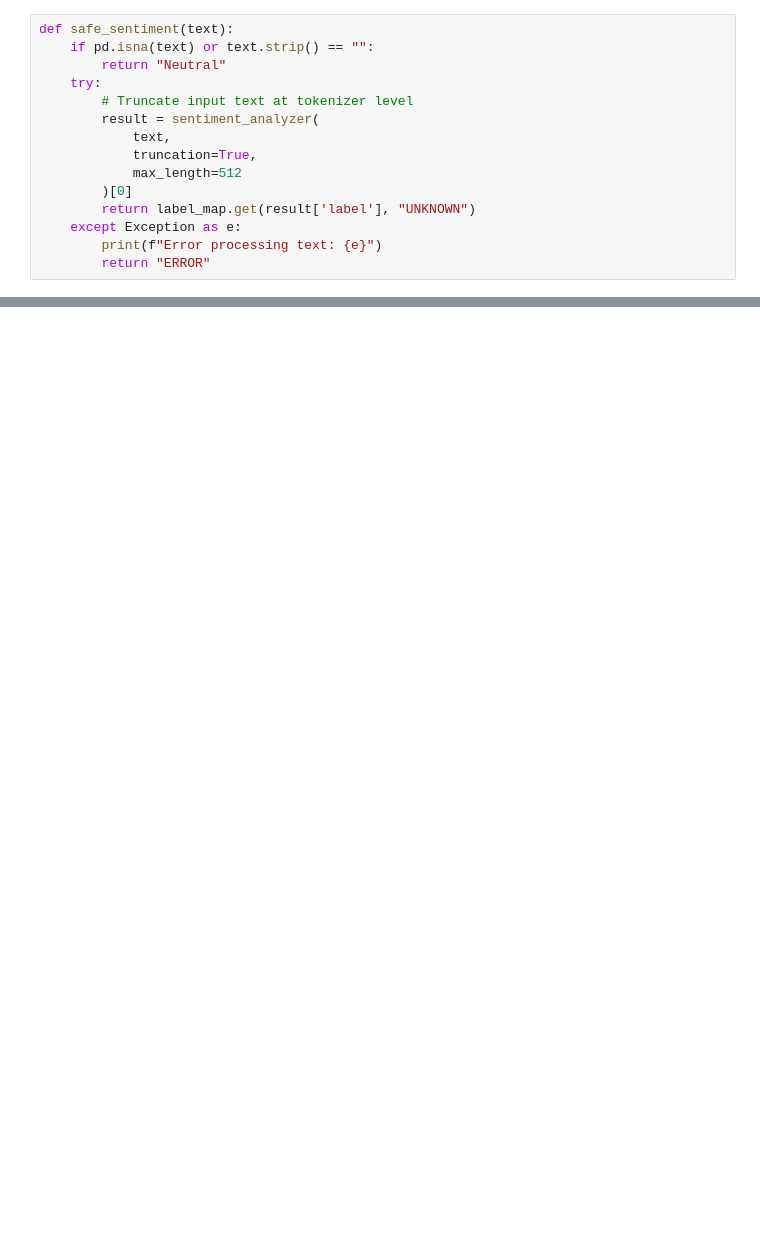
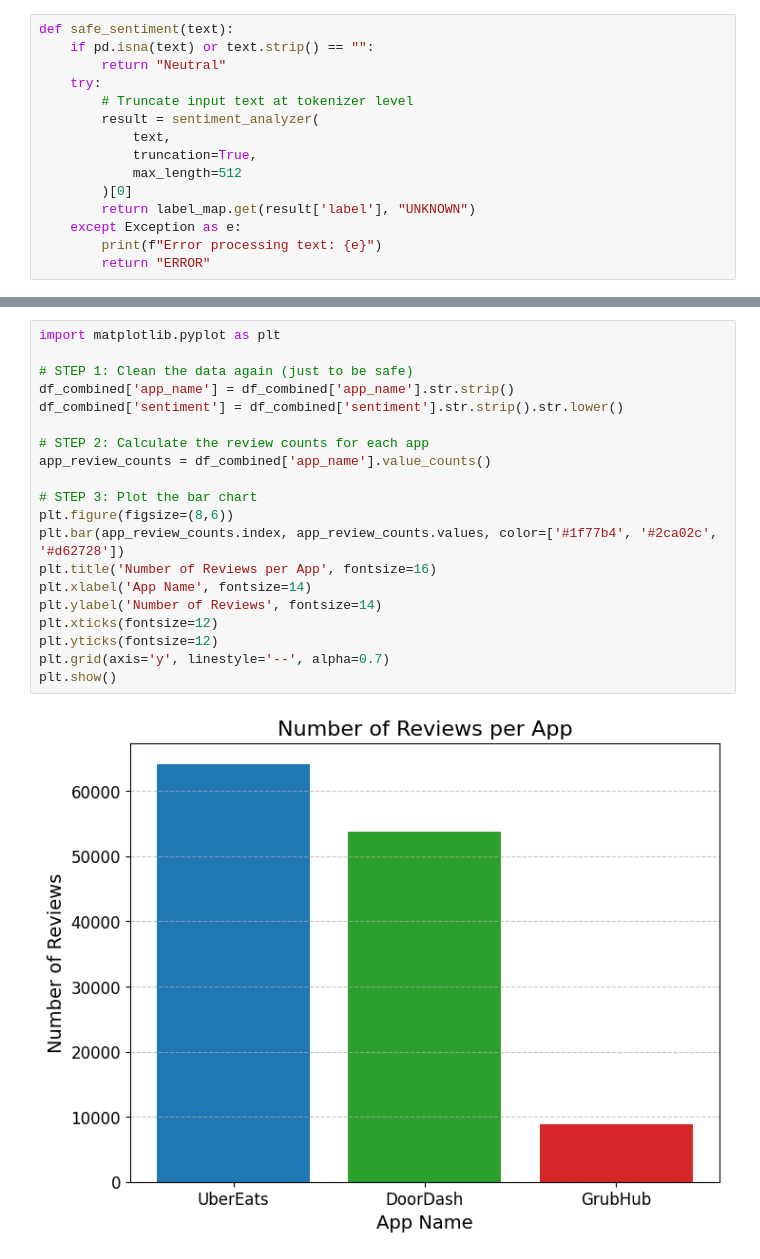
Before and after one commit to chirag1902/Multi-Platform-Review-Analysis-for-Food-Delivery-Apps, a Jupyter notebook: notebooks/Sentiment_Analysis.ipynb, the cells around one changed output, grey strips where cells are left out. Drawn from its saved outputs; the diff is of its cells as text; blank space fills up the shorter version.

```diff
--- a/notebooks/Sentiment_Analysis.ipynb
+++ b/notebooks/Sentiment_Analysis.ipynb
@@ -606,0 +237,22 @@ key_insights = extract_key_insights()
+# %%
+import matplotlib.pyplot as plt
+
+# STEP 1: Clean the data again (just to be safe)
+df_combined['app_name'] = df_combined['app_name'].str.strip()
+df_combined['sentiment'] = df_combined['sentiment'].str.strip().str.lower()
+
+# STEP 2: Calculate the review counts for each app
+app_review_counts = df_combined['app_name'].value_counts()
+
+# STEP 3: Plot the bar chart
+plt.figure(figsize=(8,6))
+plt.bar(app_review_counts.index, app_review_counts.values, color=['#1f77b4', '#2ca02c', '#d62728'])
+plt.title('Number of Reviews per App', fontsize=16)
+plt.xlabel('App Name', fontsize=14)
+plt.ylabel('Number of Reviews', fontsize=14)
+plt.xticks(fontsize=12)
+plt.yticks(fontsize=12)
+plt.grid(axis='y', linestyle='--', alpha=0.7)
+plt.show()
+# %% [output]
+[figure, added]
```
Also changed, not shown: parts of 42 cells of this notebook.
